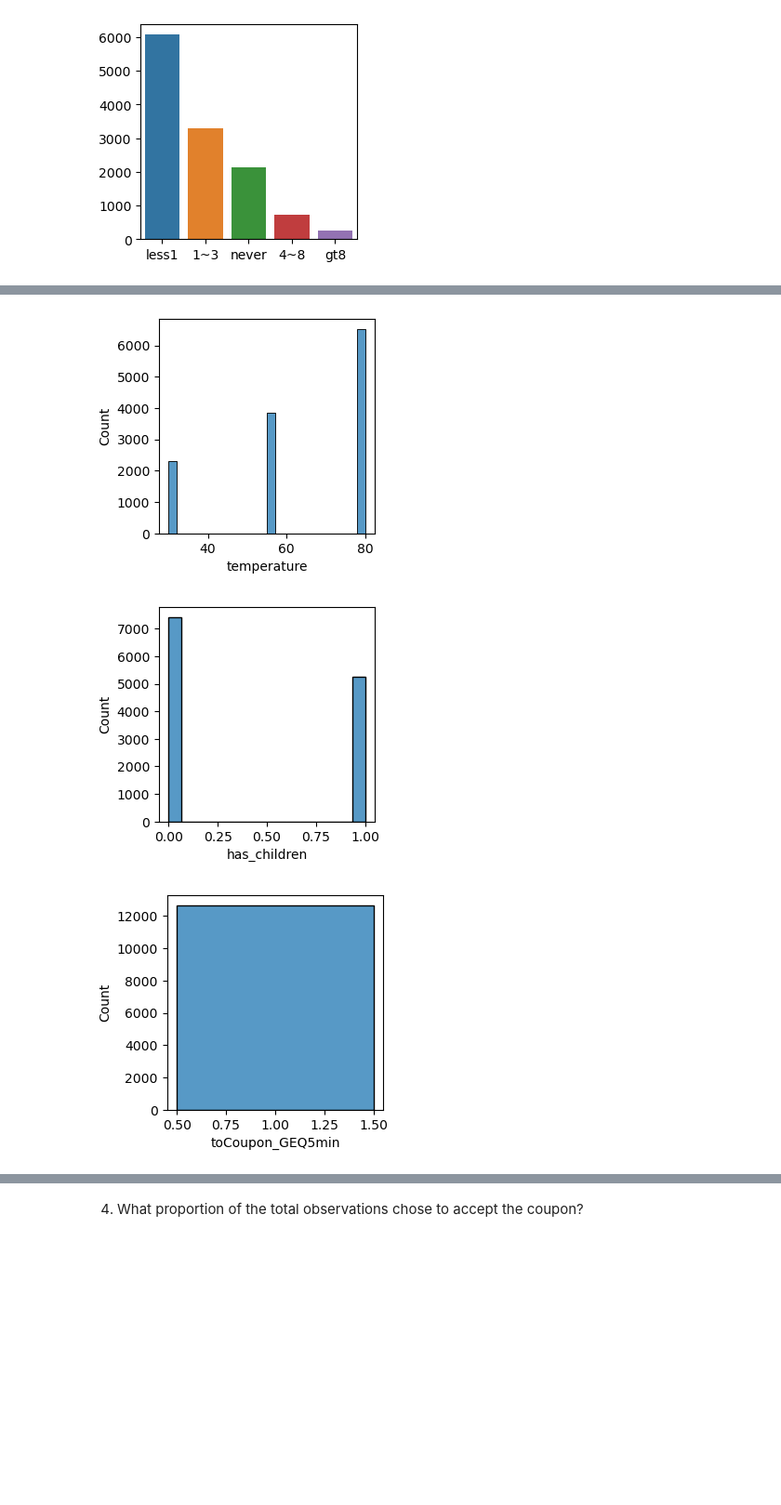
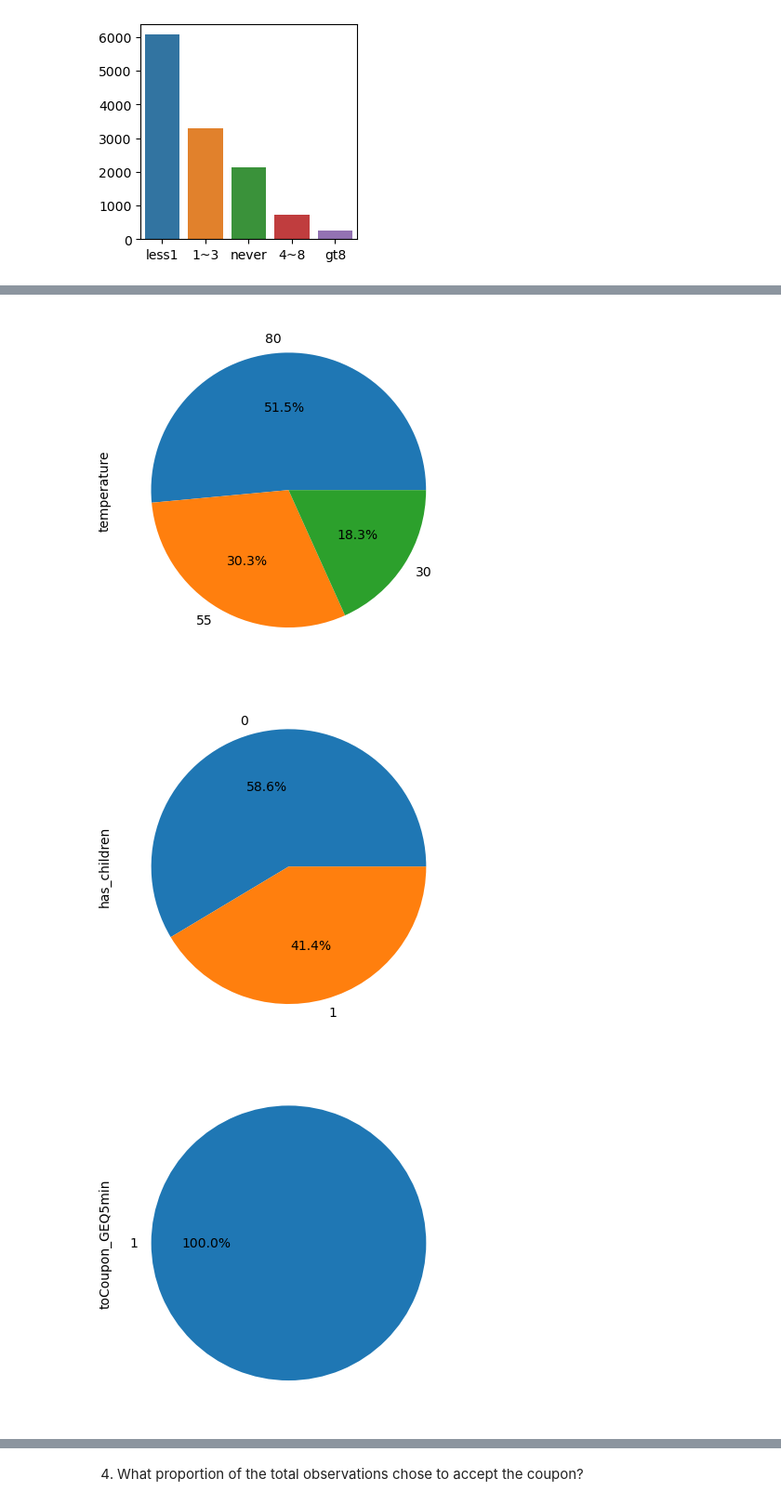
Before and after one commit to Harish7882/UCB_ML_CLASS, a Jupyter notebook: practical_applns/assignment5_1_starter/prompt.ipynb, the cells around one changed output, grey strips where cells are left out. Shown: that part at 93% size. Saved outputs shown, nothing was run; the diff lists cells and outputs as text; code cells hidden in the pictures; blank space fills up the shorter version.

```diff
--- a/practical_applns/assignment5_1_starter/prompt.ipynb
+++ b/practical_applns/assignment5_1_starter/prompt.ipynb
@@ -210,3 +214,12 @@ data.describe()
 | 50% | 80.000000 | 0.000000 | 1.0 | 1.000000 | 0.000000 | 0.000000 | ... |
 | 75% | 80.000000 | 1.000000 | 1.0 | 1.000000 | 0.000000 | 0.000000 | ... |
 | max | 80.000000 | 1.000000 | 1.0 | 1.000000 | 1.000000 | 1.000000 | ... |
+# %%
+col_list = ['temperature','has_children','toCoupon_GEQ5min','toCoupon_GEQ15min','toCoupon_GEQ25min','direction_same','direction_opp']
+
+for x in col_list:
+    count = None
+    count = data[x].value_counts()
+    print("----------------")
+    print(x)
+    print(count)
@@ -213,11 +244,10 @@ data.describe()
 # %%
 col_list = ['temperature','has_children','toCoupon_GEQ5min','toCoupon_GEQ15min','toCoupon_GEQ25min','direction_same','direction_opp']
 
 for x in col_list:
-    fig, ax = plt.subplots(figsize=(3, 3))
-    sns.histplot(data=data,x=x)
+    data[x].value_counts().plot(kind='pie', autopct='%1.1f%%')
     plt.show()
 # %% [output]
-[figure, old version]
+[figure, new version]
-[figure, old version]
+[figure, new version]
-[figure, old version]
+[figure, new version]
```
Also changed, not shown: parts of 16 cells of this notebook, 1 other file.
